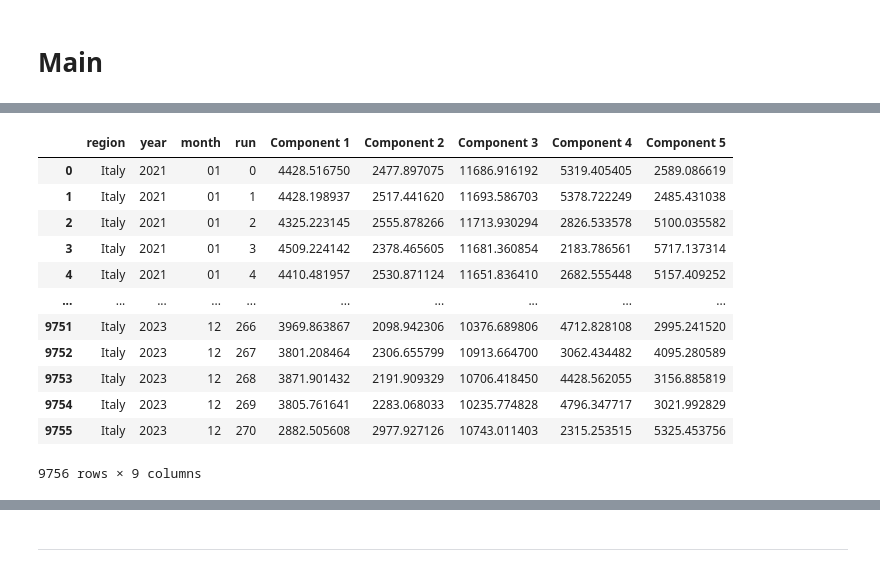
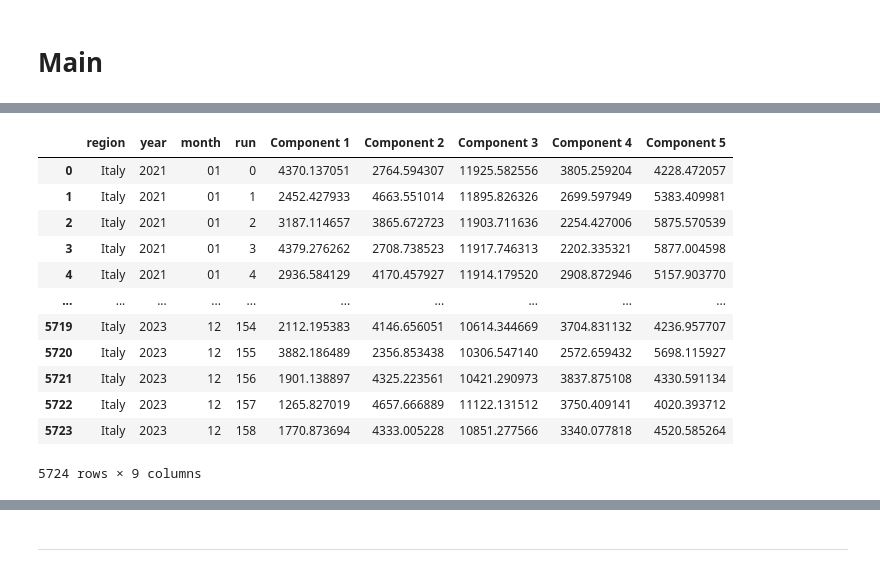
Before and after one commit to gkchln/load_bss, a Jupyter notebook: PenNMF/DecomposeLoadEnsemble.ipynb, the cells around one changed output, grey strips where cells are left out. Saved outputs shown, nothing was run; the diff lists cells and outputs as text; code cells hidden in the pictures.

Commit message:
Modify notebooks to account for the double constraint case

```diff
--- a/PenNMF/DecomposeLoadEnsemble.ipynb
+++ b/PenNMF/DecomposeLoadEnsemble.ipynb
@@ -36,9 +40,10 @@ models_path = arrays_path.replace('.npz', '.pkl')
 # %%
-input_df = pd.read_csv(f"data/2_processed/daily_curves_Italy.csv", index_col=0)
+input_df = pd.read_csv(f"../data/2_processed/daily_curves_Italy.csv", index_col=0)
 # Convert everything in GWh
 input_df = input_df / 1000
 pattern = r'^(?P<region>[\w.]+)_(?P<year>\d{4})-(?P<month>\d{2})-\d{2}_(?P<daytype>[\w ]+)$'
 unit_info = input_df.index.str.extract(pattern).set_index(input_df.index)
+unit_info['season'] = unit_info.month.astype(int).map(month_to_season)
 df = pd.concat([input_df, unit_info], axis=1)
 select_period_train = df.year.isin(train_years)
 select_period_test = df.year.isin(test_years)
@@ -63,10 +68,11 @@ data = np.load(arrays_path)
 with open(models_path, 'rb') as file:
     models = pickle.load(file)
 # Access the arrays
-H_results = data['H_results']
-W_results = data['W_results']
+S_results = data['S_results']
+Ctrain_results = data['C_results']
 iterations = data['iterations']
 loss_nmf = data['loss_nmf']
-loss_constraint = data['loss_constraint']
+loss_constraint_c = data['loss_constraint_c']
+loss_constraint_s = data['loss_constraint_s']
 
-n_runs = H_results.shape[-1]
+n_runs = S_results.shape[-1]
@@ -138,15 +78,0 @@ curves_comp['Component 1']
-# %%
-info_cols = ['region', 'year', 'month', 'daytype', 'date', 'run']
-
-comp_df = curves_comp['Component 1'].melt(id_vars=info_cols, var_name='hour', value_name='Component 1')
-
-for k in tqdm(range(1, H.shape[0])):
-    comp = f'Component {k + 1}'
-    comp_df[comp] = curves_comp[comp].melt(id_vars=info_cols, var_name='hour', value_name='load')['load']
-
-comp_df['date'] = pd.to_datetime(comp_df['date'])
-comp_df['hour'] = comp_df.hour.astype(float)
-comp_df['datetime'] = comp_df['date'] + pd.to_timedelta(comp_df['hour'], unit='h')
-comp_df.set_index('datetime', inplace=True)
-comp_df.sort_values(['region', 'date', 'hour', 'run'], inplace=True)
-comp_df
@@ -186,0 +158,16 @@ day_df
+# %%
+df_list = []
+for b in tqdm(range(n_runs)):
+    C = C_results[..., b]
+
+    consumptions = (norm_X_train_test.to_numpy()[:, np.newaxis] * C)
+    consumptions = pd.DataFrame(consumptions, columns=[f'Component {k + 1}' for k in range(n_comp)], index=X_unnorm_train_test.index)
+    consumptions['date'] = consumptions.index.str.split('_').str[1]
+    consumptions = pd.concat([consumptions, unit_info_train_test], axis=1)
+
+    consumptions['run'] = b
+
+    df_list.append(consumptions)
+
+day_df = pd.concat(df_list).sort_values(['date', 'run']) # Sort to recover the time order
+day_df
@@ -187,18 +188,18 @@ day_df
 # %%
-month_df = day_df.groupby(['region', 'year', 'month', 'run'], as_index=False, sort=False)[[f'Component {k+1}' for k in range(H.shape[0])]].sum()
+month_df = day_df.groupby(['region', 'year', 'month', 'run'], as_index=False, sort=False)[[f'Component {k+1}' for k in range(n_comp)]].sum()
 month_df
 # %% [output]
 |  | region | year | month | run | Component 1 | Component 2 | Component 3 | Component 4 | Component 5 |
-| 0 | Italy | 2021 | 01 | 0 | 4428.516750 | 2477.897075 | 11686.916192 | 5319.405405 | 2589.086619 |
-| 1 | Italy | 2021 | 01 | 1 | 4428.198937 | 2517.441620 | 11693.586703 | 5378.722249 | 2485.431038 |
-| 2 | Italy | 2021 | 01 | 2 | 4325.223145 | 2555.878266 | 11713.930294 | 2826.533578 | 5100.035582 |
-| 3 | Italy | 2021 | 01 | 3 | 4509.224142 | 2378.465605 | 11681.360854 | 2183.786561 | 5717.137314 |
-| 4 | Italy | 2021 | 01 | 4 | 4410.481957 | 2530.871124 | 11651.836410 | 2682.555448 | 5157.409252 |
+| 0 | Italy | 2021 | 01 | 0 | 4370.137051 | 2764.594307 | 11925.582556 | 3805.259204 | 4228.472057 |
+| 1 | Italy | 2021 | 01 | 1 | 2452.427933 | 4663.551014 | 11895.826326 | 2699.597949 | 5383.409981 |
+| 2 | Italy | 2021 | 01 | 2 | 3187.114657 | 3865.672723 | 11903.711636 | 2254.427006 | 5875.570539 |
+| 3 | Italy | 2021 | 01 | 3 | 4379.276262 | 2708.738523 | 11917.746313 | 2202.335321 | 5877.004598 |
+| 4 | Italy | 2021 | 01 | 4 | 2936.584129 | 4170.457927 | 11914.179520 | 2908.872946 | 5157.903770 |
 | ... | ... | ... | ... | ... | ... | ... | ... | ... | ... |
-| 9751 | Italy | 2023 | 12 | 266 | 3969.863867 | 2098.942306 | 10376.689806 | 4712.828108 | 2995.241520 |
-| 9752 | Italy | 2023 | 12 | 267 | 3801.208464 | 2306.655799 | 10913.664700 | 3062.434482 | 4095.280589 |
-| 9753 | Italy | 2023 | 12 | 268 | 3871.901432 | 2191.909329 | 10706.418450 | 4428.562055 | 3156.885819 |
-| 9754 | Italy | 2023 | 12 | 269 | 3805.761641 | 2283.068033 | 10235.774828 | 4796.347717 | 3021.992829 |
-| 9755 | Italy | 2023 | 12 | 270 | 2882.505608 | 2977.927126 | 10743.011403 | 2315.253515 | 5325.453756 |
+| 5719 | Italy | 2023 | 12 | 154 | 2112.195383 | 4146.656051 | 10614.344669 | 3704.831132 | 4236.957707 |
+| 5720 | Italy | 2023 | 12 | 155 | 3882.186489 | 2356.853438 | 10306.547140 | 2572.659432 | 5698.115927 |
+| 5721 | Italy | 2023 | 12 | 156 | 1901.138897 | 4325.223561 | 10421.290973 | 3837.875108 | 4330.591134 |
+| 5722 | Italy | 2023 | 12 | 157 | 1265.827019 | 4657.666889 | 11122.131512 | 3750.409141 | 4020.393712 |
+| 5723 | Italy | 2023 | 12 | 158 | 1770.873694 | 4333.005228 | 10851.277566 | 3340.077818 | 4520.585264 |
-9756 rows × 9 columns
+5724 rows × 9 columns
 # %%
```
Also changed, not shown: parts of 38 cells of this notebook, 1 other file.
